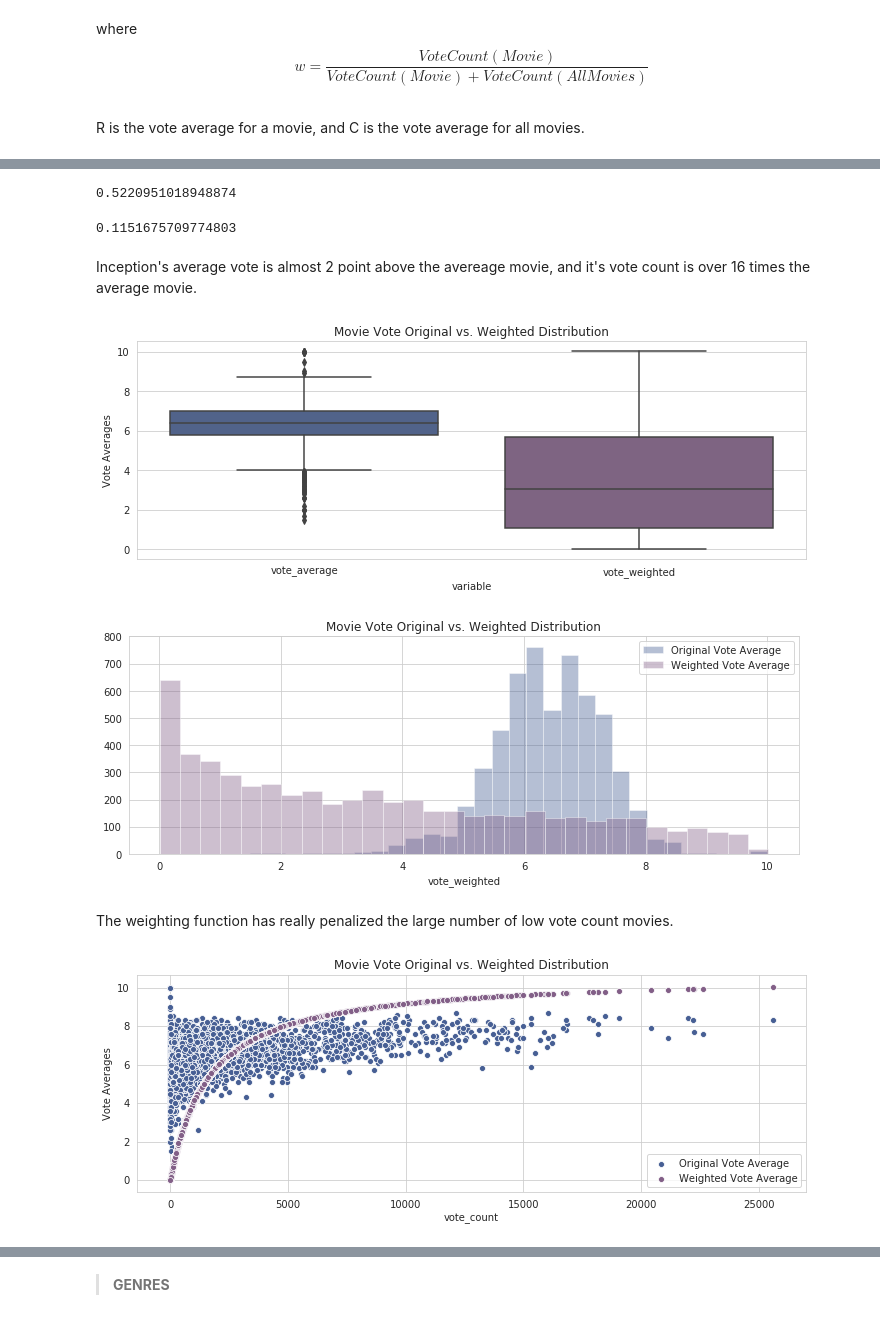
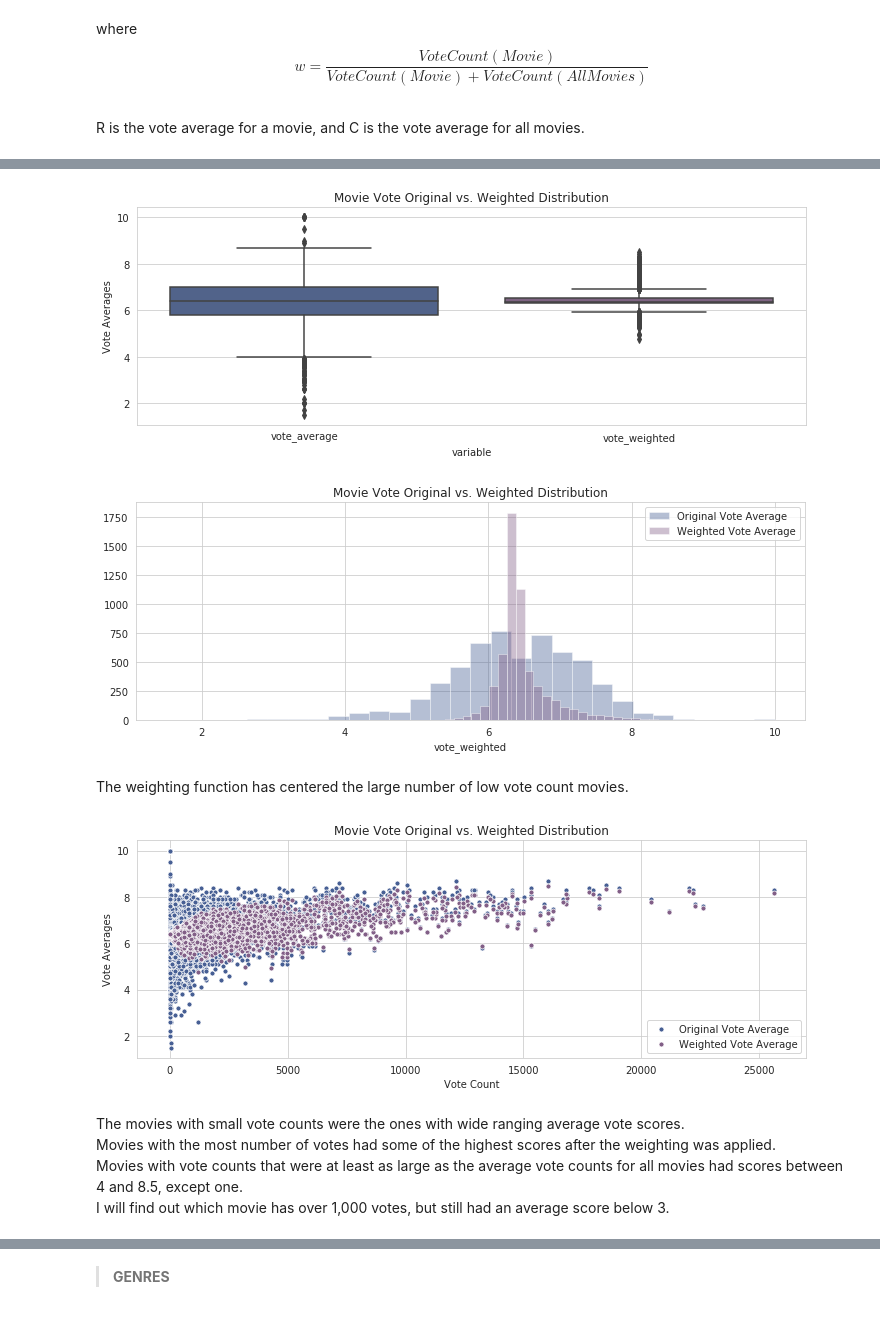
Before and after one commit to christianspybrook/springboard, a Jupyter notebook: capstones/capstone1/capstone1_wrangler.ipynb, the cells around one changed output, grey strips where cells are left out. Drawn from its saved outputs; the diff is of its cells as text; code cells hidden in the pictures.

Commit message:
Fix vote weighting function

```diff
--- a/capstones/capstone1/capstone1_wrangler.ipynb
+++ b/capstones/capstone1/capstone1_wrangler.ipynb
@@ -717,12 +717,15 @@ where $$w = \frac{Vote Count(Movie)}{Vote Count(Movie) + Vote Count(All Movies)}
 R is the vote average for a movie, and C is the vote average for all movies.
 # %%
 # create true Bayesian average function
-M = np.mean(movie_df['vote_count']) # vote count for all movies
+M = np.mean(movie_df['vote_count']) # average vote count for all movies
 C = np.mean(movie_df['vote_average']) # vote average for all movies
 def weight_votes(data):
     """Returns a true Bayesian average vote from total and average votes of individual movies and all movies."""
+    # calculate weight to apply to vote score
     weight = data['vote_count'] / (data['vote_count'] + M)
-    weighted_vote = weight * np.mean(data['vote_average'] + (1 - weight) * C)
+    # create new weighted vote score
+    weighted_vote = weight * data['vote_average'] + (1 - weight) * C
+
     return weighted_vote
 # %%
 # create weighted vote feature
@@ -760,15 +755,3 @@ movie_df[movie_df['vote_weighted'] > 10]
-# %%
-# compare average vote of Inception vs. all movies
-movie_df.loc[3973]['vote_average'] - C
-# %% [output]
-0.5220951018948874
-# %%
-# compare total votes for Inception vs. all movies
-movie_df.loc[3973]['vote_count'] / M
-# %% [output]
-0.1151675709774803
-# %% [markdown]
-Inception's average vote is almost 2 point above the avereage movie, and it's vote count is over 16 times the average movie.
 # %%
 # plot vote weighted quartiles vs. original
 
@@ -777,7 +760,7 @@ sns.boxplot(x="variable", y="value", data=pd.melt(movie_df[['vote_average', 'vot
 plt.ylabel('Vote Averages')
 plt.title('Movie Vote Original vs. Weighted Distribution');
 # %% [output]
-[figure, old version]
+[figure, new version]
 # %%
 # plot original vs. weighted vote distribution
 
@@ -789,17 +772,26 @@ sns.distplot(movie_df['vote_weighted'], bins=30, color=mp.colors(1),
 plt.legend()
 plt.title('Movie Vote Original vs. Weighted Distribution');
 # %% [output]
-[figure, old version]
+[figure, new version]
 # %% [markdown]
-The weighting function has really penalized the large number of low vote count movies.
+The weighting function has centered the large number of low vote count movies.
 # %%
 # plot original vs. weighted vote distribution
 
-sns.scatterplot(data=movie_df, x='vote_count',  y='vote_average', label='Original Vote Average', color=mp.colors(0))
-sns.scatterplot(data=movie_df, x='vote_count',  y='vote_weighted', label='Weighted Vote Average', color=mp.colors(1))
+sns.scatterplot(data=movie_df, x='vote_count',  y='vote_average', label='Original Vote Average',
+                color=mp.colors(0), s=25)
+sns.scatterplot(data=movie_df, x='vote_count',  y='vote_weighted', label='Weighted Vote Average',
+                color=mp.colors(1), s=25)
 
+plt.xlabel('Vote Count')
 plt.ylabel('Vote Averages')
-plt.legend()
+
+plt.legend(loc=4)
 plt.title('Movie Vote Original vs. Weighted Distribution');
 # %% [output]
-[figure, old version]
+[figure, new version]
+# %% [markdown]
+The movies with small vote counts were the ones with wide ranging average vote scores.<br>
+Movies with the most number of votes had some of the highest scores after the weighting was applied.<br>
+Movies with vote counts that were at least as large as the average vote counts for all movies had scores between 4 and 8.5, except one.<br>
+I will find out which movie has over 1,000 votes, but still had an average score below 3.
```
Also changed, not shown: parts of 29 cells of this notebook.
